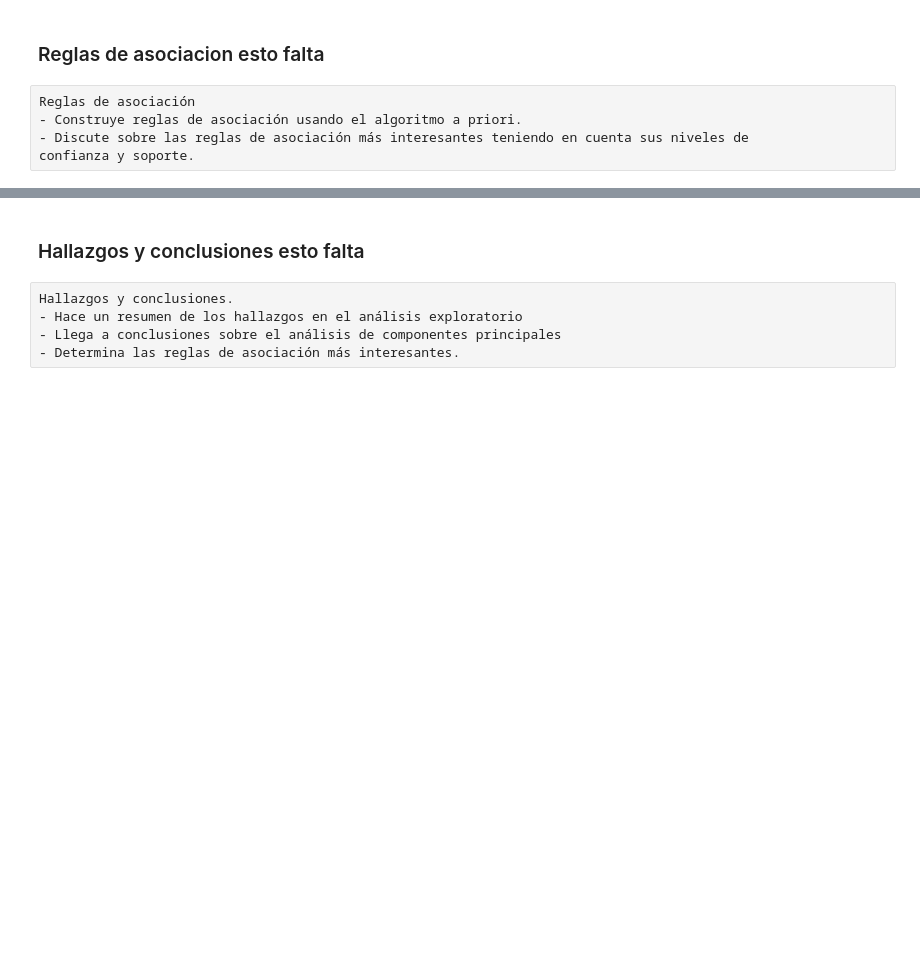
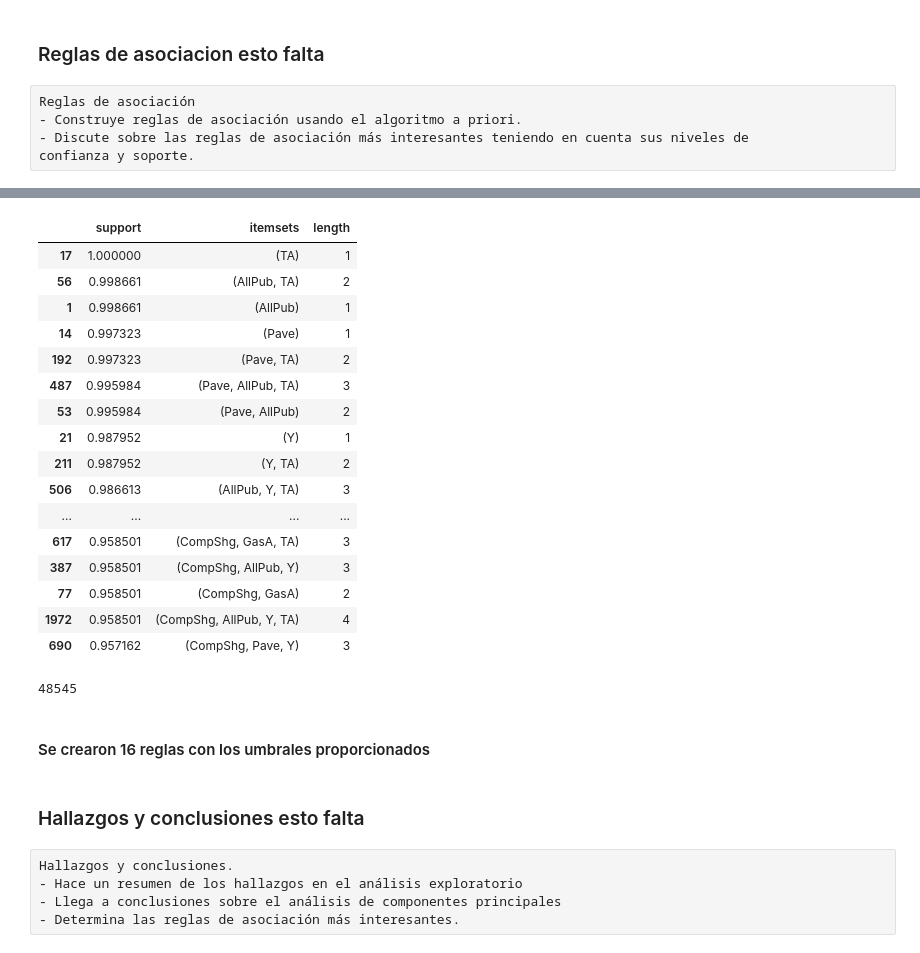
Before and after one commit to Mar19845/DataScience, a Jupyter notebook: LAB1/LAB1.ipynb, the cells around one changed output, grey strips where cells are left out. Cells and saved outputs as stored; diff of their text form; code cells hidden in the pictures; blank space fills up the shorter version.

Commit message:
apriori algoritmo

```diff
--- a/LAB1/LAB1.ipynb
+++ b/LAB1/LAB1.ipynb
@@ -302,3 +633,33 @@ confianza y soporte.
+# %%
+frequent_itemsets = apriori(df_rules, min_support=0.6, use_colnames=True)
+frequent_itemsets['length'] = frequent_itemsets['itemsets'].apply(lambda x: len(x))
+# %%
+frequent_itemsets.sort_values(by=['support'],ascending=False).head(50)
+#frequent_itemsets.head(50)
+# %% [output]
+|  | support | itemsets | length |
+| 17 | 1.000000 | (TA) | 1 |
+| 56 | 0.998661 | (AllPub, TA) | 2 |
+| 1 | 0.998661 | (AllPub) | 1 |
+| 14 | 0.997323 | (Pave) | 1 |
+| 192 | 0.997323 | (Pave, TA) | 2 |
+| 487 | 0.995984 | (Pave, AllPub, TA) | 3 |
+| 53 | 0.995984 | (Pave, AllPub) | 2 |
+| 21 | 0.987952 | (Y) | 1 |
+| 211 | 0.987952 | (Y, TA) | 2 |
+| 506 | 0.986613 | (AllPub, Y, TA) | 3 |
+| ... | ... | ... | ... |
+| 617 | 0.958501 | (CompShg, GasA, TA) | 3 |
+| 387 | 0.958501 | (CompShg, AllPub, Y) | 3 |
+| 77 | 0.958501 | (CompShg, GasA) | 2 |
+| 1972 | 0.958501 | (CompShg, AllPub, Y, TA) | 4 |
+| 690 | 0.957162 | (CompShg, Pave, Y) | 3 |
+# %%
+print(len(frequent_itemsets))
+# %% [output]
+48545
+# %% [markdown]
+#### Se crearon 16 reglas con los umbrales proporcionados
 # %% [markdown]
 ### Hallazgos y conclusiones  esto falta
 # %% [raw]
```
Also changed, not shown: parts of 45 cells of this notebook, 1 other file.
